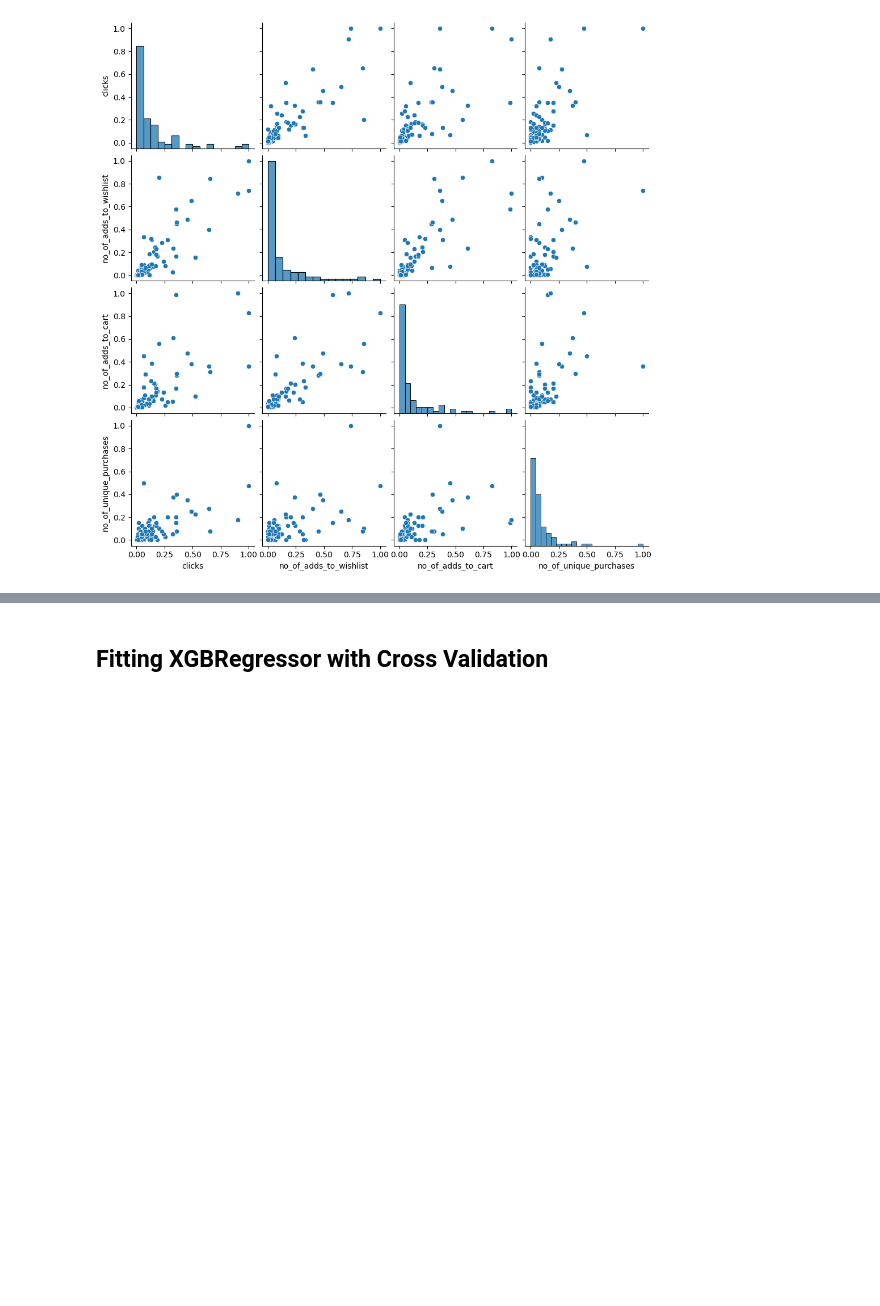
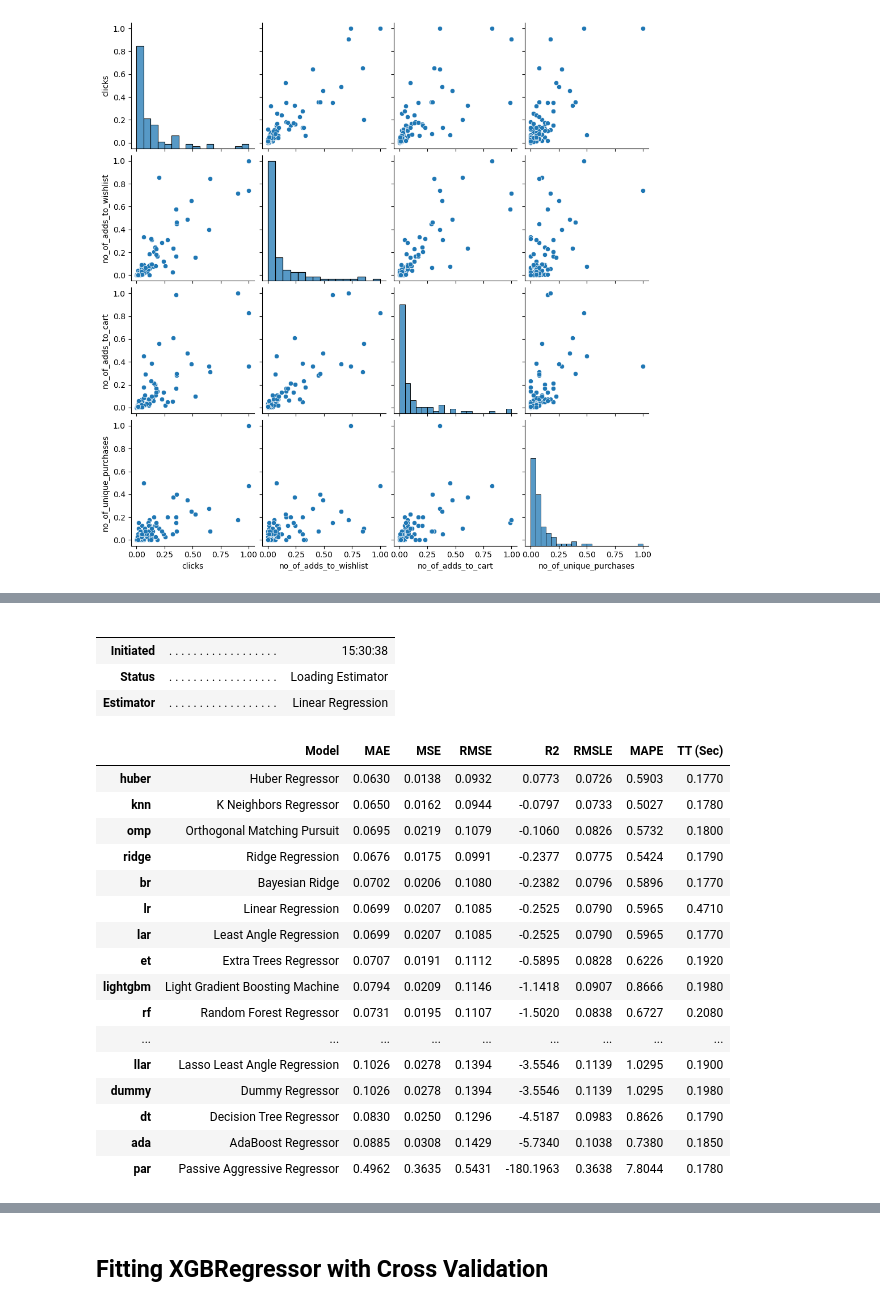
Before and after one commit to UtkarshRedd/Product-Popularity-Calculator, a Jupyter notebook: Fortnightly_Popularity.ipynb, the cells around one changed output, grey strips where cells are left out. Drawn from its saved outputs; the diff is of its cells as text; code cells hidden in the pictures; blank space fills up the shorter version.

```diff
--- a/Fortnightly_Popularity.ipynb
+++ b/Fortnightly_Popularity.ipynb
@@ -686,0 +712,25 @@ sns.pairplot(df_ml)
+# %%
+best = compare_models()
+# %% [output]
+|  |  |  |
+|  |  |  |
+| Initiated | . . . . . . . . . . . . . . . . . . | 15:30:38 |
+| Status | . . . . . . . . . . . . . . . . . . | Loading Estimator |
+| Estimator | . . . . . . . . . . . . . . . . . . | Linear Regression |
+|  | Model | MAE | MSE | RMSE | R2 | RMSLE | MAPE | TT (Sec) |
+| huber | Huber Regressor | 0.0630 | 0.0138 | 0.0932 | 0.0773 | 0.0726 | 0.5903 | 0.1770 |
+| knn | K Neighbors Regressor | 0.0650 | 0.0162 | 0.0944 | -0.0797 | 0.0733 | 0.5027 | 0.1780 |
+| omp | Orthogonal Matching Pursuit | 0.0695 | 0.0219 | 0.1079 | -0.1060 | 0.0826 | 0.5732 | 0.1800 |
+| ridge | Ridge Regression | 0.0676 | 0.0175 | 0.0991 | -0.2377 | 0.0775 | 0.5424 | 0.1790 |
+| br | Bayesian Ridge | 0.0702 | 0.0206 | 0.1080 | -0.2382 | 0.0796 | 0.5896 | 0.1770 |
+| lr | Linear Regression | 0.0699 | 0.0207 | 0.1085 | -0.2525 | 0.0790 | 0.5965 | 0.4710 |
+| lar | Least Angle Regression | 0.0699 | 0.0207 | 0.1085 | -0.2525 | 0.0790 | 0.5965 | 0.1770 |
+| et | Extra Trees Regressor | 0.0707 | 0.0191 | 0.1112 | -0.5895 | 0.0828 | 0.6226 | 0.1920 |
+| lightgbm | Light Gradient Boosting Machine | 0.0794 | 0.0209 | 0.1146 | -1.1418 | 0.0907 | 0.8666 | 0.1980 |
+| rf | Random Forest Regressor | 0.0731 | 0.0195 | 0.1107 | -1.5020 | 0.0838 | 0.6727 | 0.2080 |
+| ... | ... | ... | ... | ... | ... | ... | ... | ... |
+| llar | Lasso Least Angle Regression | 0.1026 | 0.0278 | 0.1394 | -3.5546 | 0.1139 | 1.0295 | 0.1900 |
+| dummy | Dummy Regressor | 0.1026 | 0.0278 | 0.1394 | -3.5546 | 0.1139 | 1.0295 | 0.1980 |
+| dt | Decision Tree Regressor | 0.0830 | 0.0250 | 0.1296 | -4.5187 | 0.0983 | 0.8626 | 0.1790 |
+| ada | AdaBoost Regressor | 0.0885 | 0.0308 | 0.1429 | -5.7340 | 0.1038 | 0.7380 | 0.1850 |
+| par | Passive Aggressive Regressor | 0.4962 | 0.3635 | 0.5431 | -180.1963 | 0.3638 | 7.8044 | 0.1780 |
```
Also changed, not shown: parts of 14 cells of this notebook, 1 other file.
